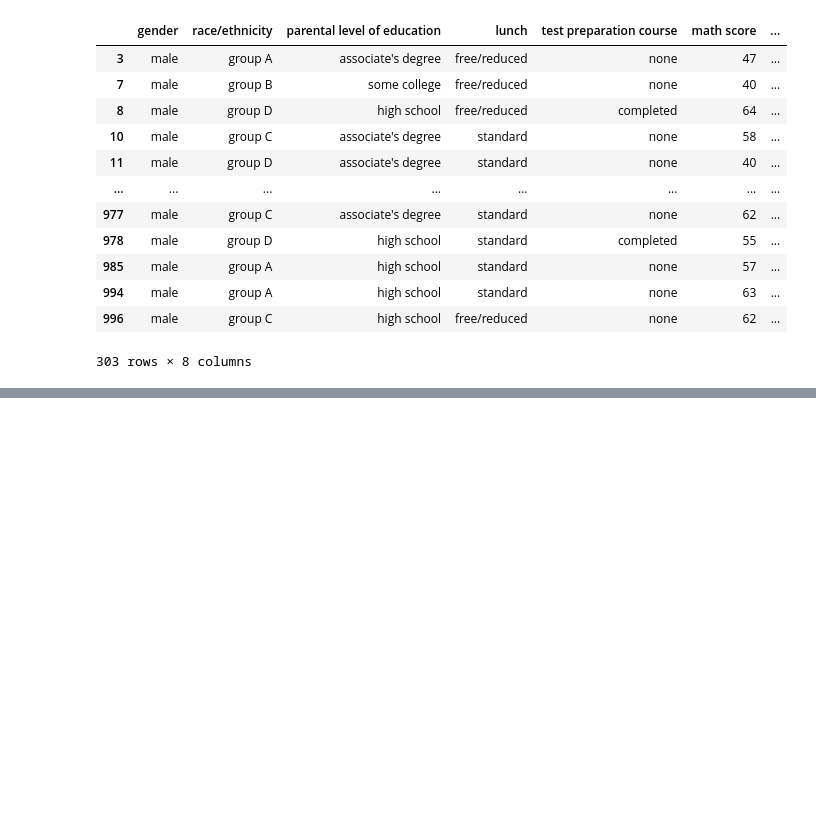
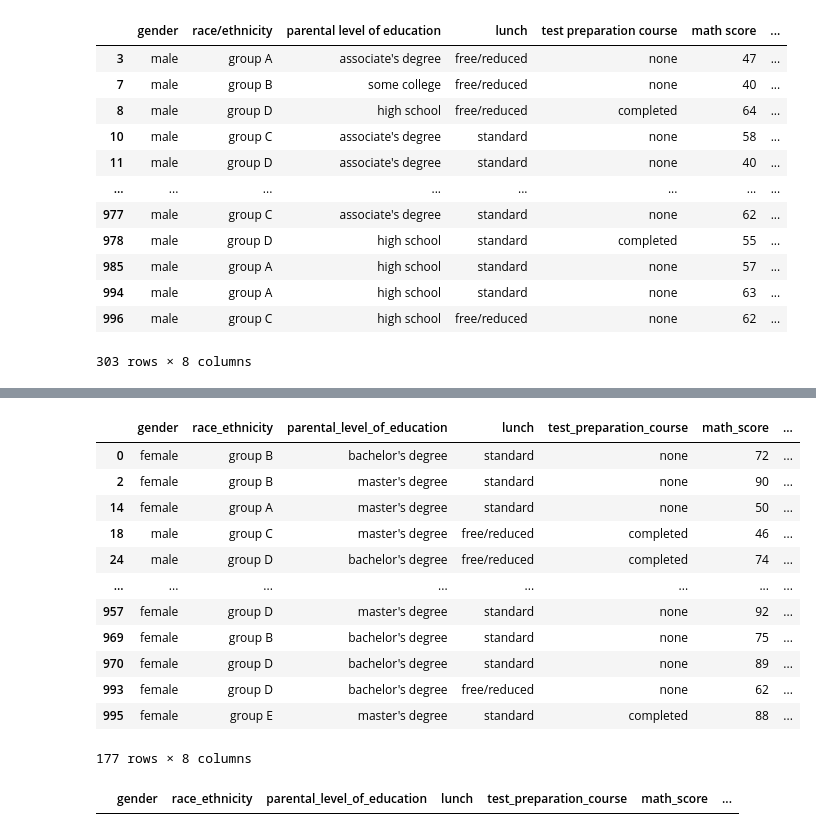
Before and after one commit to sschekotikhin/machine-learning, a Jupyter notebook: Stepik/DataScience/1_5.ipynb, the cells around one changed output, grey strips where cells are left out. Saved outputs shown, nothing was run; the diff lists cells and outputs as text; code cells hidden in the pictures; blank space fills up the shorter version.

```diff
--- a/Stepik/DataScience/1_5.ipynb
+++ b/Stepik/DataScience/1_5.ipynb
@@ -108,0 +183,22 @@ sp_df.loc[(sp_df['writing score'] < mean_ws) & (sp_df.gender == 'male')]
+# %%
+student_stats = sp_df
+# %%
+student_stats[student_stats['parental_level_of_education'].isin(["bachelor's degree", "master's degree"])]
+# %% [output]
+|  | gender | race_ethnicity | parental_level_of_education | lunch | test_preparation_course | math_score | ... |
+| 0 | female | group B | bachelor's degree | standard | none | 72 | ... |
+| 2 | female | group B | master's degree | standard | none | 90 | ... |
+| 14 | female | group A | master's degree | standard | none | 50 | ... |
+| 18 | male | group C | master's degree | free/reduced | completed | 46 | ... |
+| 24 | male | group D | bachelor's degree | free/reduced | completed | 74 | ... |
+| ... | ... | ... | ... | ... | ... | ... | ... |
+| 957 | female | group D | master's degree | standard | none | 92 | ... |
+| 969 | female | group B | bachelor's degree | standard | none | 75 | ... |
+| 970 | female | group D | bachelor's degree | standard | none | 89 | ... |
+| 993 | female | group D | bachelor's degree | free/reduced | none | 62 | ... |
+| 995 | female | group E | master's degree | standard | completed | 88 | ... |
+177 rows × 8 columns
+# %%
+student_stats[(student_stats['math_score'] > 90) & (student_stats['reading_score'] <=72)]
+# %% [output]
+|  | gender | race_ethnicity | parental_level_of_education | lunch | test_preparation_course | math_score | ... |
```
Also changed, not shown: parts of 12 cells of this notebook.
